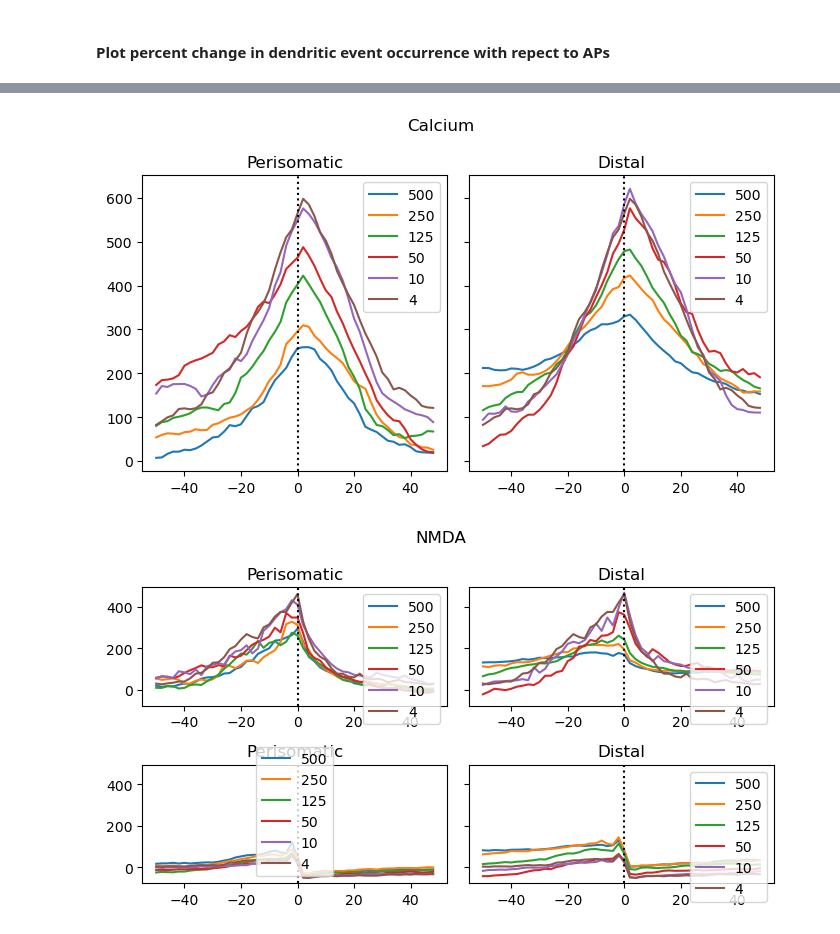
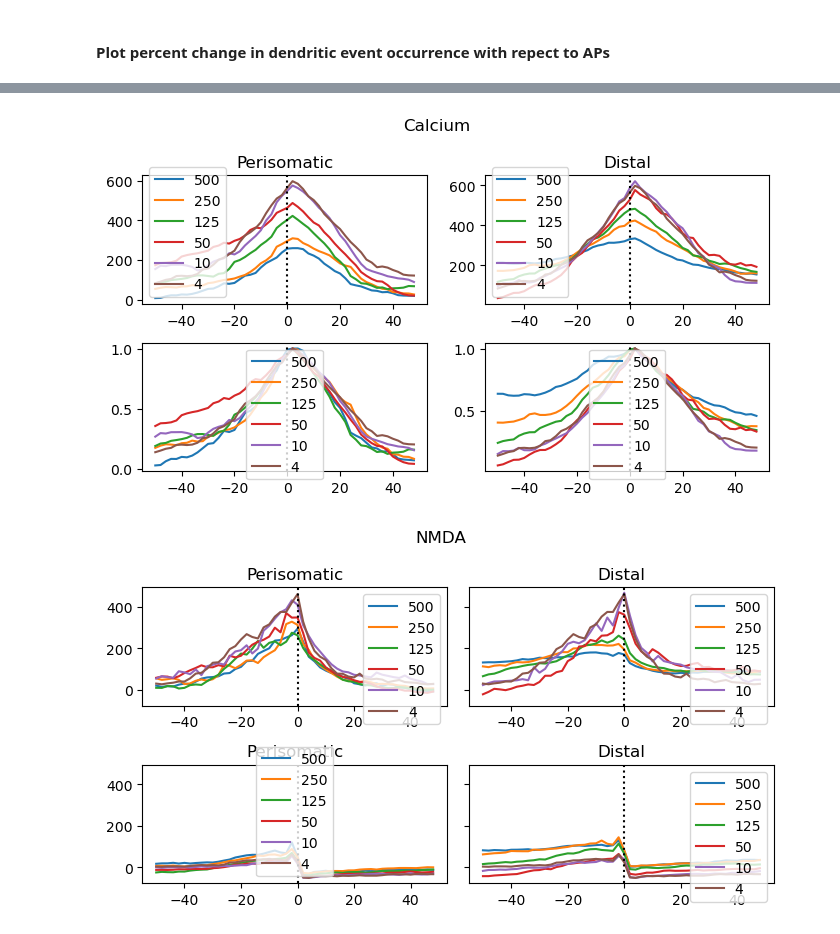
Before and after one commit to dbheadley/InhibOnDendComp, a Jupyter notebook: scripts/DendSpike_PoissonInh_PoissonExc_VarEILag.ipynb, the cells around one changed output, grey strips where cells are left out. Cells and saved outputs as stored; diff of their text form; code cells hidden in the pictures.

```diff
--- a/scripts/DendSpike_PoissonInh_PoissonExc_VarEILag.ipynb
+++ b/scripts/DendSpike_PoissonInh_PoissonExc_VarEILag.ipynb
@@ -33,7 +34,7 @@ from src.count_dendevt_files import count_dendevt_files
 # %%
 samps_per_ms = 10
 sim_win = [0, 1500000] # beginning and start points of simulation in samples
-sta_win = [-100, 100] # multiply by step to get window in milliseconds
+sta_win = [-300, 300] # multiply by step to get window in milliseconds
 sta_step = 1 # binning step for each point in the STA
 step = 2 * samps_per_ms # number of simulation steps for creating the dendritic
                         # event occurrence series
@@ -160,13 +161,6 @@ sim_dict = [{'SimName': 'prox500_dist_4',
             'CaFileSuffix': '_ca.csv',
             'NaFileSuffix': '_na.csv',
             'NMDAFileSuffix': '_nmda.csv',
-            'APFile': 'spikes.h5'},
-            {'SimName': 'prox4_dist_4',
-            'RootDir': root_dir,
-            'SimDir': 'output_EI_prox_4_dist_4',
-            'CaFileSuffix': '_ca.csv',
-            'NaFileSuffix': '_na.csv',
-            'NMDAFileSuffix': '_nmda.csv',
             'APFile': 'spikes.h5'}]
 
 sim_df = pd.DataFrame(sim_dict)
@@ -295,19 +310,38 @@ def plot_sta_means(data, sim_list, sta_type, dend_sec, ax):
     ax.axvline(0,color='black',linestyle=':')
     ax.legend()
     ax.set_aspect('auto')
+
+def plot_sta_means_rel(data, sim_list, sta_type, dend_sec, ax):
+    for sim_name in sim_list:
+        # find index of data where sim_name field matches sim_name
+        sim_ind = [i for i, curr in enumerate(data) if curr['sim_name']==sim_name][0]
+        mean_data = mean_sta(data[sim_ind][sta_type].loc[dend_sec].sta)
+        mean_data = mean_data / np.max(np.abs(mean_data))
+        # extract largest number from string sim_name
+        max_num = max(map(int, re.findall(r'\d+', sim_name)))
+        ax.plot(t_list[t_inds[:-1]], mean_data, label=max_num)
+    ax.axvline(0,color='black',linestyle=':')
+    ax.legend()
+    ax.set_aspect('auto')
 # %%
 
-fig, ax = plt.subplots(1,2,figsize=(7,4), sharey=True)
+fig, ax = plt.subplots(2,2,figsize=(7,4))
 plot_sta_means(lag_sta, ['prox500_dist_4','prox250_dist_4','prox125_dist_4','prox50_dist_4','prox10_dist_4', 'prox4_dist_4'],
-               'ca_sta', 'apic', ax[0])
-ax[0].set_title('Perisomatic')
+               'ca_sta', 'apic', ax[0,0])
+ax[0,0].set_title('Perisomatic')
 plot_sta_means(lag_sta, ['prox4_dist_500','prox4_dist_250','prox4_dist_125','prox4_dist_50','prox4_dist_10', 'prox4_dist_4'],
-               'ca_sta', 'apic', ax[1])
-ax[1].set_title('Distal')
+               'ca_sta', 'apic', ax[0,1])
+ax[0,1].set_title('Distal')
+plot_sta_means_rel(lag_sta, ['prox500_dist_4','prox250_dist_4','prox125_dist_4','prox50_dist_4','prox10_dist_4', 'prox4_dist_4'],
+               'ca_sta', 'apic', ax[1,0])
+plot_sta_means_rel(lag_sta, ['prox4_dist_500','prox4_dist_250','prox4_dist_125','prox4_dist_50','prox4_dist_10', 'prox4_dist_4'],
+               'ca_sta', 'apic', ax[1,1])
 fig.suptitle('Calcium')
 fig.tight_layout()
+
+plt.savefig('../figures/EILag_Ca_Sta.pdf')
 # %% [output]
-[figure, old version]
+[figure, new version]
 # %%
 fig, ax = plt.subplots(2,2,figsize=(7,4), sharey=True)
 plot_sta_means(lag_sta, ['prox500_dist_4','prox250_dist_4','prox125_dist_4','prox50_dist_4','prox10_dist_4', 'prox4_dist_4'],
```
Also changed, not shown: parts of 20 cells of this notebook, 6 other files.
